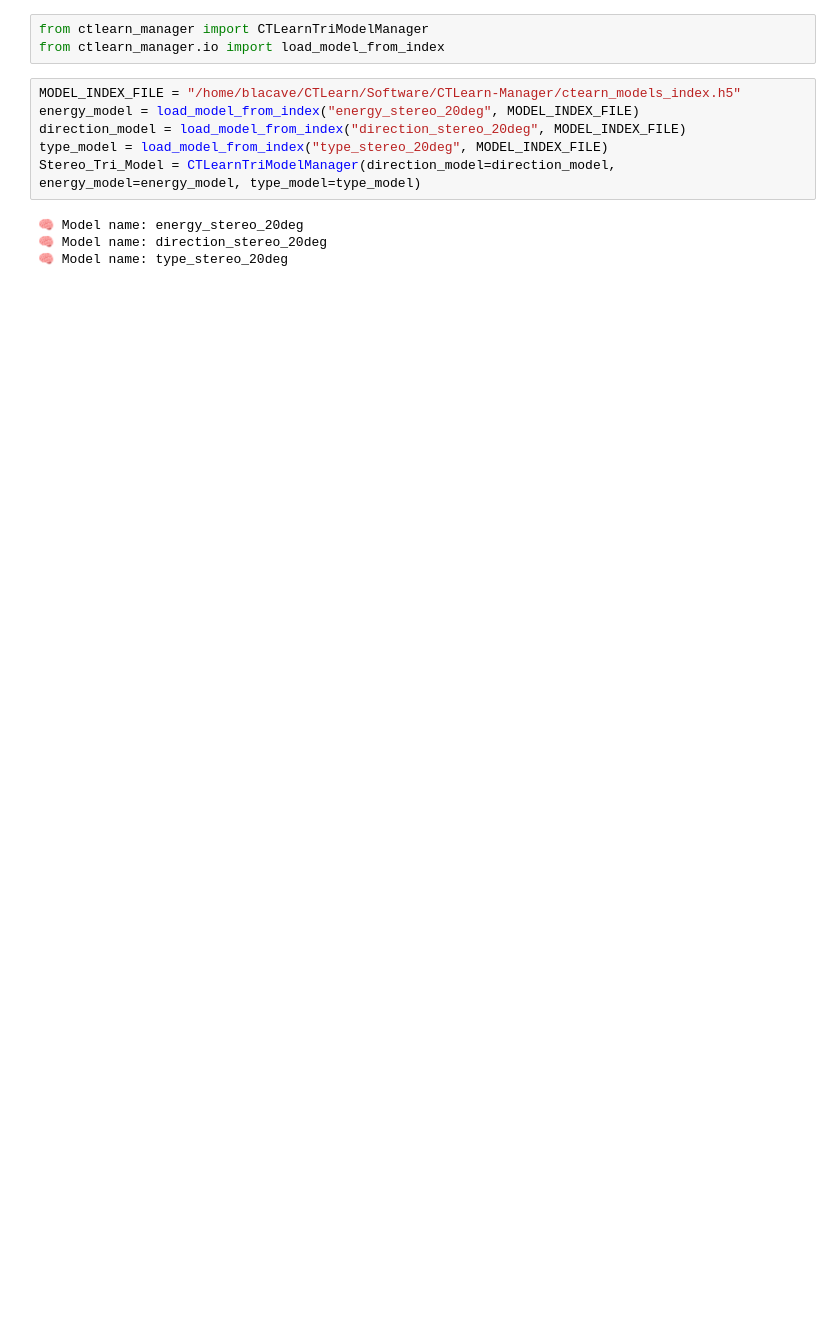
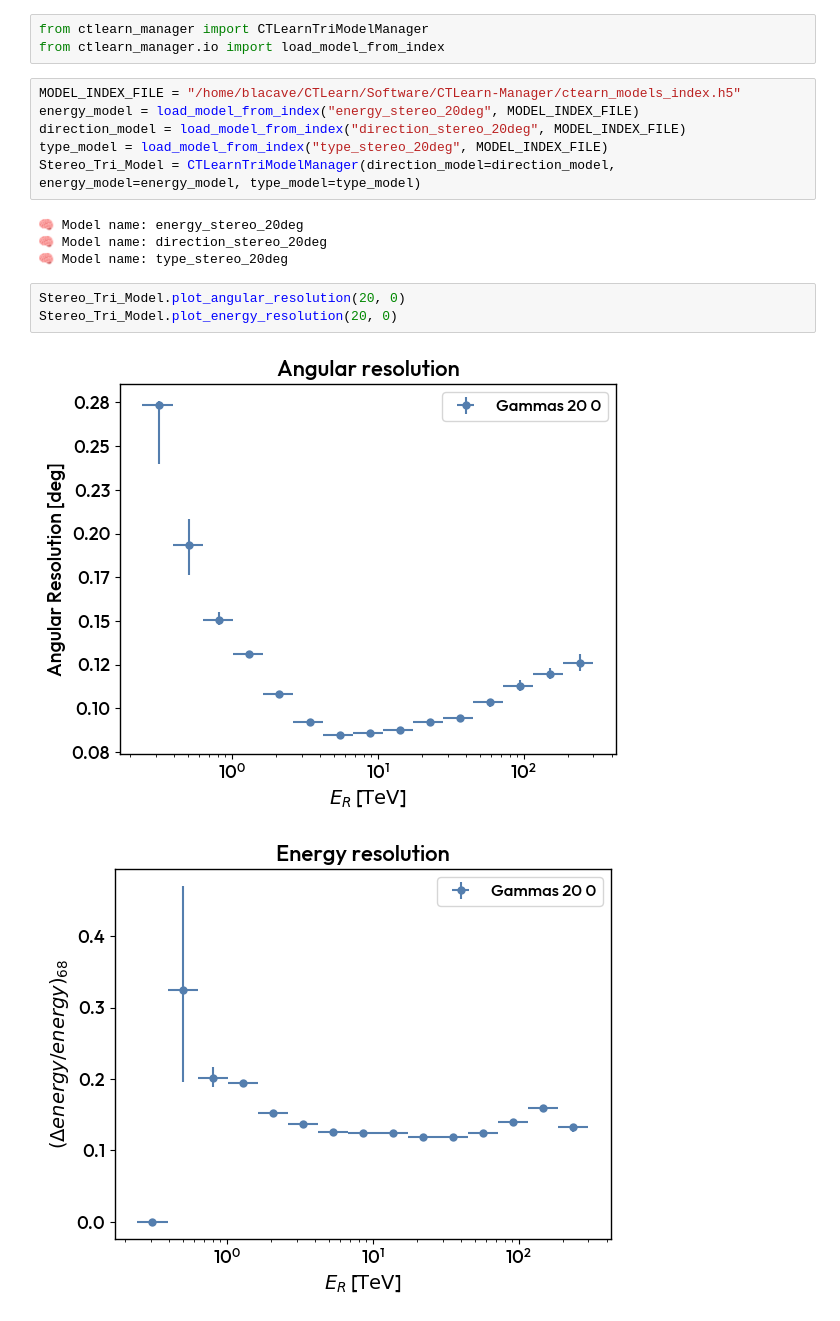
Before and after one commit to BastienLacave/CTLearn-Manager, a Jupyter notebook: notebooks/5_Check_DL2.ipynb, the cells around one changed output. Cells and saved outputs as stored; diff of their text form; blank space fills up the shorter version.

```diff
--- a/notebooks/5_Check_DL2.ipynb
+++ b/notebooks/5_Check_DL2.ipynb
@@ -11,4 +11,10 @@ Stereo_Tri_Model = CTLearnTriModelManager(direction_model=direction_model, energ
 🧠 Model name: energy_stereo_20deg
 🧠 Model name: direction_stereo_20deg
 🧠 Model name: type_stereo_20deg
+# %%
+Stereo_Tri_Model.plot_angular_resolution(20, 0)
+Stereo_Tri_Model.plot_energy_resolution(20, 0)
+# %% [output]
+[figure, added]
+[figure, added]
 # %%
```
Also changed, not shown: parts of 1 cell of this notebook, 4 other files.
